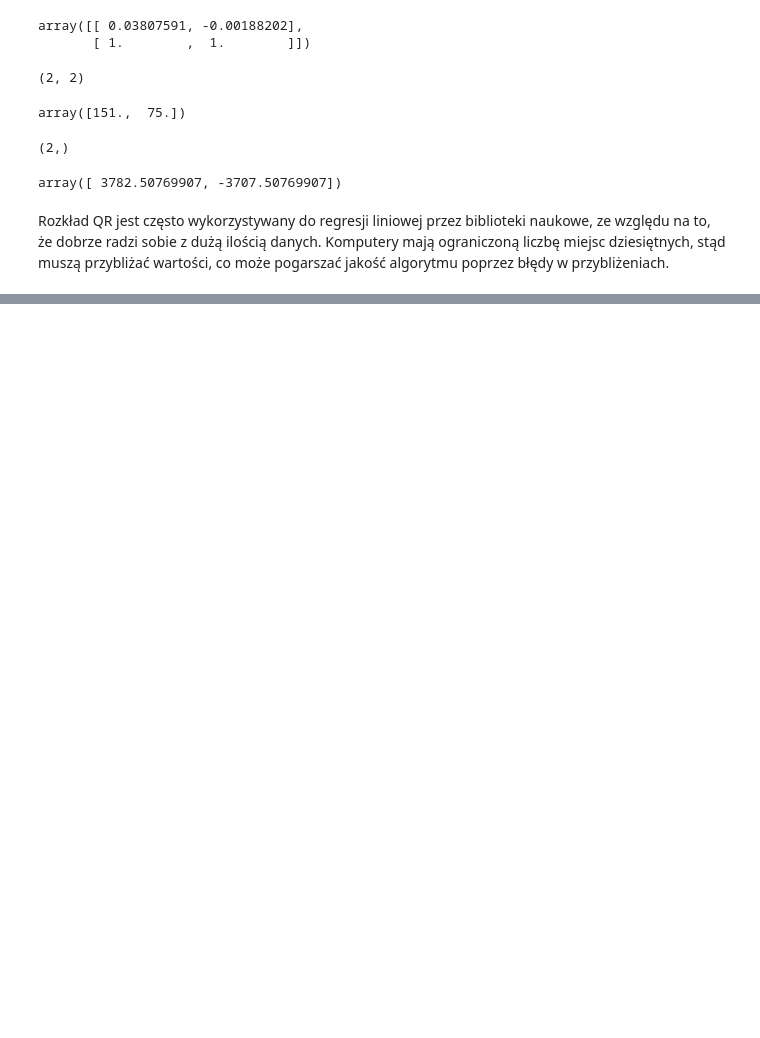
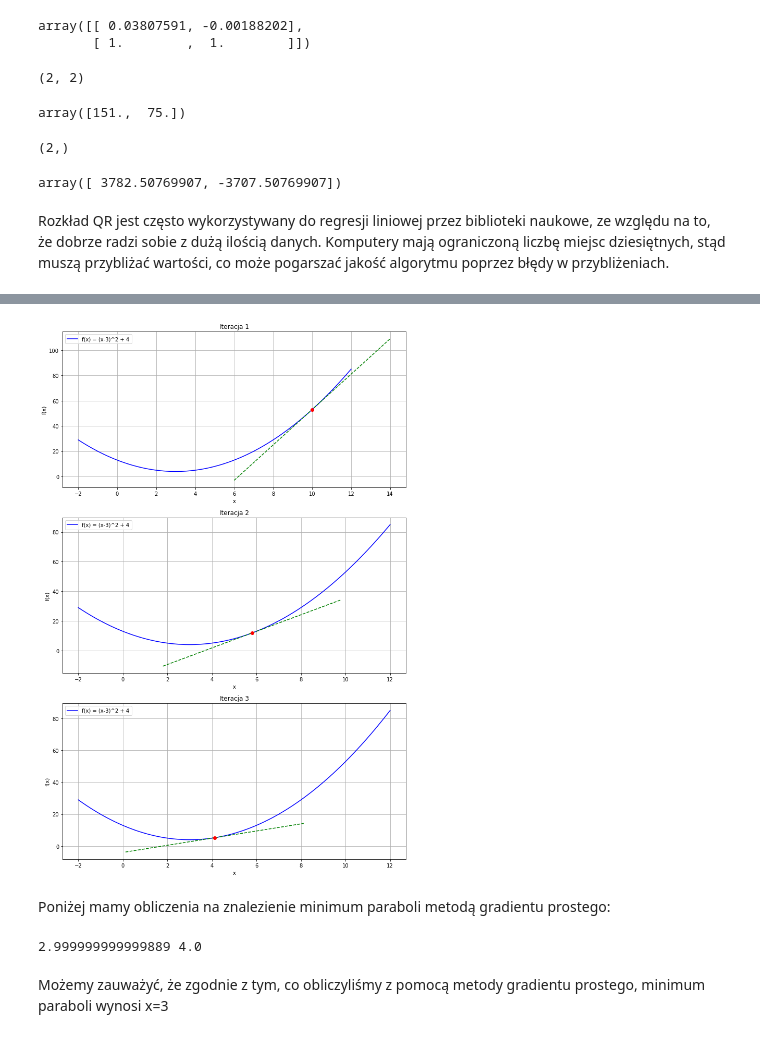
Before and after one commit to dataqueenpend/PodstawyMatematyki, a Jupyter notebook: 5. Regresja liniowa.ipynb, the cells around one changed output, grey strips where cells are left out. Cells and saved outputs as stored; diff of their text form; code cells hidden in the pictures; blank space fills up the shorter version.

```diff
--- a/5. Regresja liniowa.ipynb
+++ b/5. Regresja liniowa.ipynb
@@ -356,0 +364,64 @@ Rozkład QR jest często wykorzystywany do regresji liniowej przez biblioteki na
+# %%
+# Funkcja celu f(x) = (x-3)^2 + 4
+def f(x):
+    return (x - 3) ** 2 + 4
+
+# Pochodna funkcji celu df(x)/dx = 2(x-3)
+def dx_f(x):
+    return 2 * (x - 3)
+
+# Parametry metody gradientu prostego
+learning_rate = 0.3
+iterations = 3
+
+# Punkt startowy
+x_start = 10
+
+# Wizualizacja trzech iteracji metody gradientu prostego na jednym plocie
+plt.figure(figsize=(10, 15))
+
+for i in range(iterations):
+    # Wykres funkcji f(x)
+    plt.subplot(iterations, 1, i+1)
+    x = np.linspace(-2, 12, 100)
+    y = f(x)
+    plt.plot(x, y, label='f(x) = (x-3)^2 + 4', color='blue')
+
+    # Wykres linii prostej przechodzącej przez punkt na wykresie funkcji
+    x_line = np.linspace(x_start - 4, x_start + 4, 100)
+    y_line = f(x_start) + df(x_start) * (x_line - x_start)
+    plt.plot(x_line, y_line, color='green', linestyle='dashed')
+
+    # Wykres punktu reprezentującego nowy punkt x
+    plt.scatter(x_start, f(x_start), color='red', zorder=5)
+
+    plt.xlabel('x')
+    plt.ylabel('f(x)')
+    plt.legend()
+    plt.title(f'Iteracja {i+1}')
+    plt.grid(True)
+
+    # Przygotowanie do kolejnej iteracji, ale zmniejszenie wartości punktu startowego w trzeciej iteracji
+    x_start = x_start - learning_rate * df(x_start)
+
+plt.tight_layout()
+plt.show()
+# %% [output]
+[figure, added]
+# %% [markdown]
+Poniżej mamy obliczenia na znalezienie minimum paraboli metodą gradientu prostego:
+# %%
+L = 0.001 # tempo nauki
+iteracje = 100000 # liczba iteracji
+
+x = random.randint(-15,15) # generujemy losowa wartosc x w przedziale -15, 15
+for i in range(iteracje):
+    # szukamy nachylenia
+    d_x = dx_f(x)
+    # aktualizacja x, odejmujac tempo nauki * nachylenie
+    x -= L * d_x
+print(x, f(x))
+# %% [output]
+2.999999999999889 4.0
+# %% [markdown]
+Możemy zauważyć, że zgodnie z tym, co obliczyliśmy z pomocą metody gradientu prostego, minimum paraboli wynosi x=3
```
Also changed, not shown: parts of 2 cells of this notebook.
